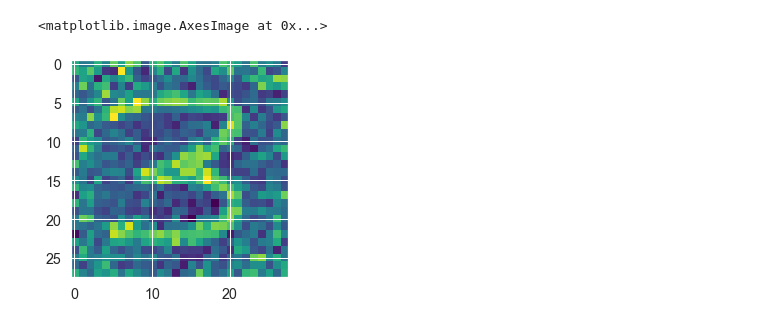
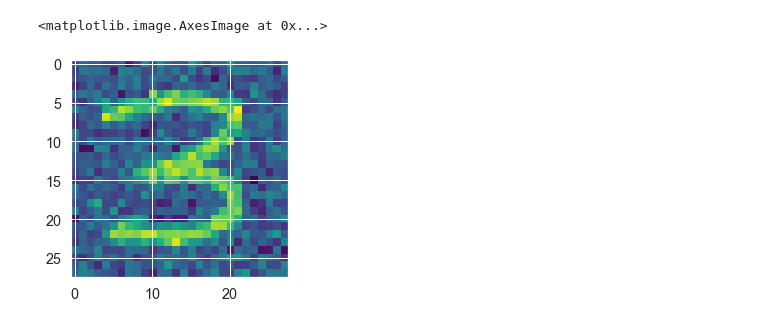
Before and after one commit to gianbatayola/MIDI-UQ-Project, a Jupyter notebook: Confusion_Image.ipynb, the cells around one changed output. Saved outputs shown, nothing was run; the diff lists cells and outputs as text; code cells hidden in the pictures.

```diff
--- a/Confusion_Image.ipynb
+++ b/Confusion_Image.ipynb
@@ -72,11 +75,2 @@ confusion_image(trained_model, test, test_labels)
 # %%
 test_10 = test.copy()
-# %%
-noisy_test = test_10[0].copy()
-for i in range(len(test_10[0])):
-    noisy_test[i] = np.random.normal(test_10[0][i],10)
-
-noisy_test.reshape(-1, 1)
-noisy_test = normalize(noisy_test,axis = 0)
-plt.imshow(noisy_test)
-plt.colorbar()
@@ -116,14 +105,12 @@ confusion_image(trained_model, test_10, test_labels)
 # %%
 test_50 = test.copy()
-#for i in test_50:
-#    i+=np.random.randint(-50,50,784)
 for i in range(len(test_50)):
     test_50[i] = test_50[i] + np.random.normal(0,50,784)
-test_50 = MinMaxScaler((0,255)).fit(test_50).transform(test_50)
+test_50 = normalize(test_50)
 plt.imshow((test_50[0].reshape((28,28))),cmap = 'viridis')
 # %% [output]
 <matplotlib.image.AxesImage at 0x...>
-[figure, old version]
+[figure, new version]
 # %%
 trained_model = clf.fit(train, train_labels)
 confusion_image(trained_model, test_50, test_labels)
```
Also changed, not shown: parts of 24 cells of this notebook.
